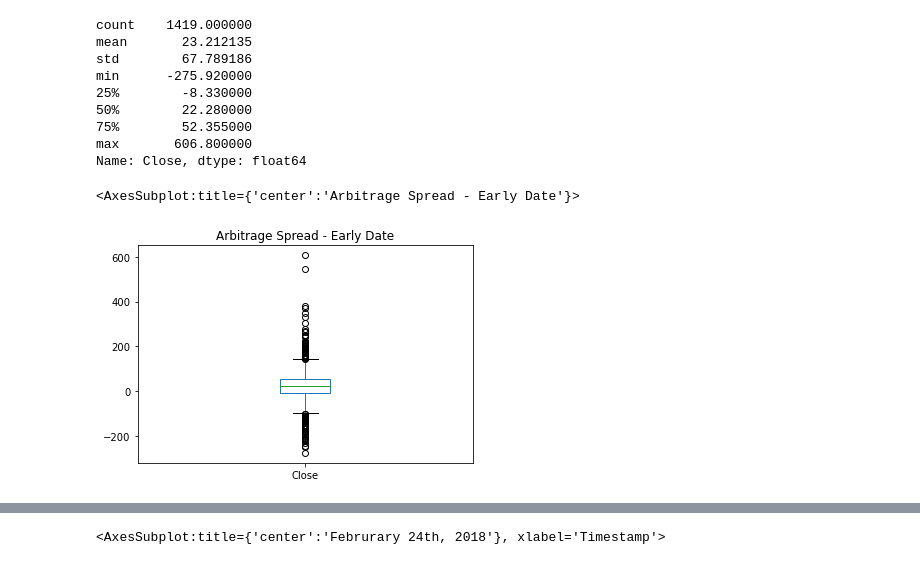
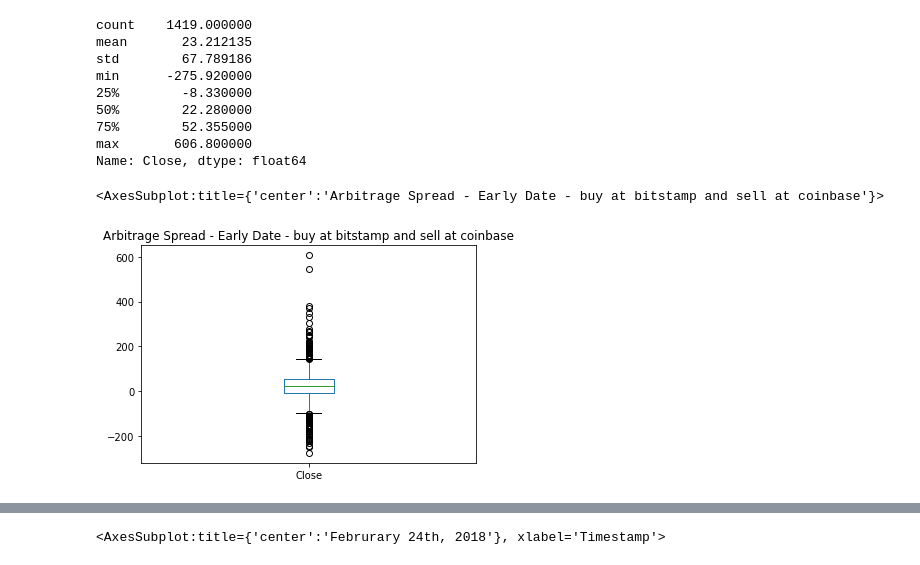
Before and after one commit to sangramsinghg/berkeley_fintech_module_3_challenge, a Jupyter notebook: crypto_arbitrage.ipynb, the cells around one changed output, grey strips where cells are left out. Drawn from its saved outputs; the diff is of its cells as text; code cells hidden in the pictures.

Commit message:
Add comments and add analysis for buy at coinbase and sell at bitstamp

```diff
--- a/crypto_arbitrage.ipynb
+++ b/crypto_arbitrage.ipynb
@@ -293,12 +297,16 @@ coinbase_sliced['Close'].loc['2018-01-16'].plot(figsize=(15,9), legend=True, col
 <AxesSubplot:title={'center':'Jan 16, 2018'}, xlabel='Timestamp'>
 [figure]
 # %%
-# Using the early date that you have selected, calculate the arbitrage spread
+# Using an early date, calculate the arbitrage spread
 # by subtracting the bitstamp lower closing prices from the coinbase higher closing prices
-arbitrage_spread_early = coinbase_sliced['Close'].loc['2018-01-16'] - bitstamp_sliced['Close'].loc['2018-01-16']
+# These are the opportunties in which we can buy at bitstamp and sell at coinbase
+arbitrage_spread_early_bitstamp_to_coinbase = coinbase_sliced['Close'].loc['2018-01-16'] - bitstamp_sliced['Close'].loc['2018-01-16']
 
 # Generate summary statistics for the early DataFrame
-arbitrage_spread_early.describe()
+arbitrage_spread_early_bitstamp_to_coinbase.describe()
+
+# it looks like we can make money by buying at bitstamp and selling at coinbase because the mean of the difference is positive.
+# There can be some negative trades also which we will have to avoid executing.
 # %% [output]
 count    1419.000000
 mean       23.212135
@@ -310,8 +318,9 @@ min      -275.920000
 max       606.800000
 Name: Close, dtype: float64
 # %%
-# Visualize the arbitrage spread from early in the dataset in a box plot
-arbitrage_spread_early.plot(kind="box", title="Arbitrage Spread - Early Date")
+# Visualize the arbitrage spread when we can buy from bitstamp and sell at the coinbase from the early date in the dataset in a box plot
+# It shows that we can make some money if we do so carefully
+arbitrage_spread_early_bitstamp_to_coinbase.plot(kind="box", title="Arbitrage Spread - Early Date - buy at bitstamp and sell at coinbase")
 # %% [output]
-<AxesSubplot:title={'center':'Arbitrage Spread - Early Date'}>
+<AxesSubplot:title={'center':'Arbitrage Spread - Early Date - buy at bitstamp and sell at coinbase'}>
-[figure, old version]
+[figure, new version]
```
Also changed, not shown: parts of 77 cells of this notebook.
